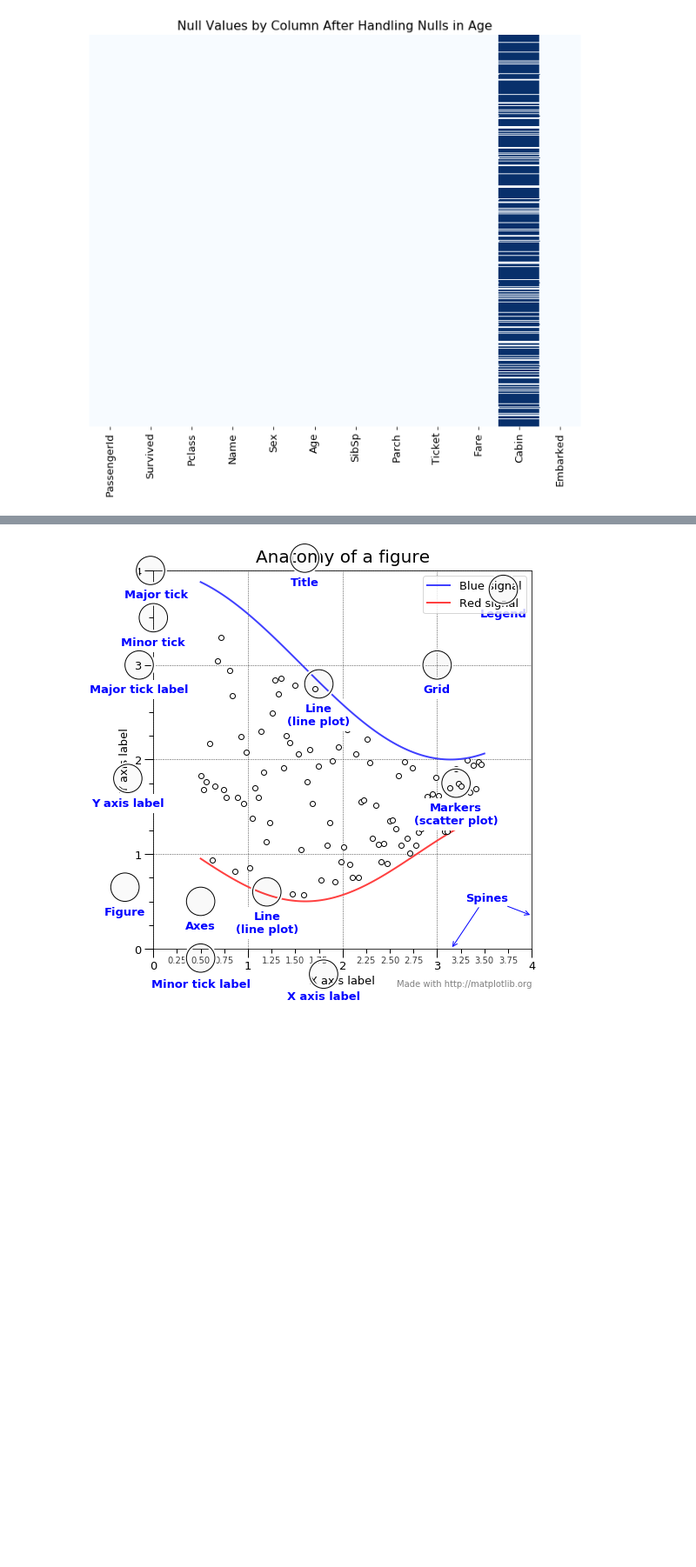
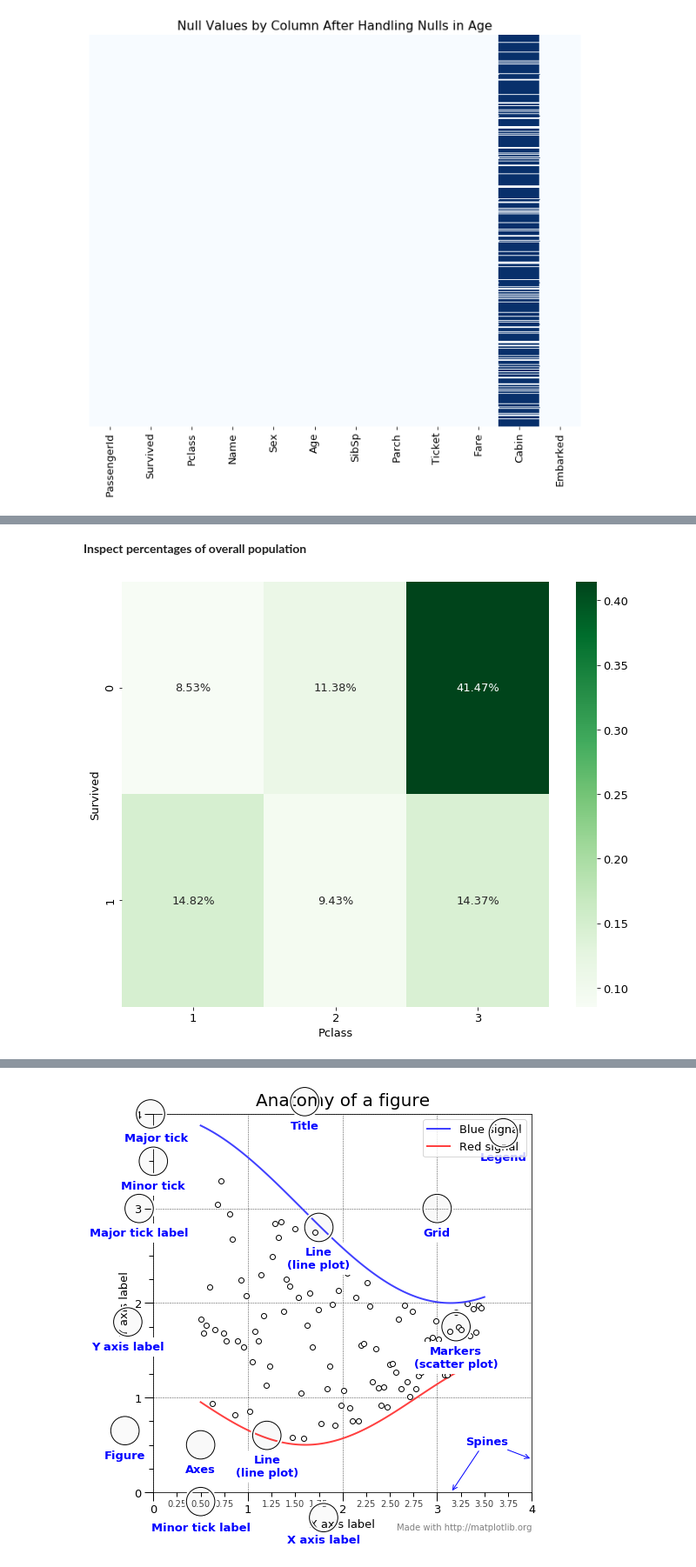
Before and after one commit to faithkane3/ds-methodologies-exercises, a Jupyter notebook: classification/classification_review.ipynb, the cells around one changed output, grey strips where cells are left out. Shown at 87% size. Saved outputs shown, nothing was run; the diff lists cells and outputs as text; code cells hidden in the pictures; blank space fills up the shorter version.

```diff
--- a/classification/classification_review.ipynb
+++ b/classification/classification_review.ipynb
@@ -732,0 +496,9 @@ subplots(nrows, ncols)
+# %% [markdown]
+**Inspect percentages of overall population**
+# %%
+ctab = pd.crosstab(train.Survived, train.Pclass, normalize=True)
+
+sns.heatmap(ctab, annot=True, cmap='Greens', fmt='.2%')
+plt.show()
+# %% [output]
+[figure, added]
```
Also changed, not shown: parts of 41 cells of this notebook.
